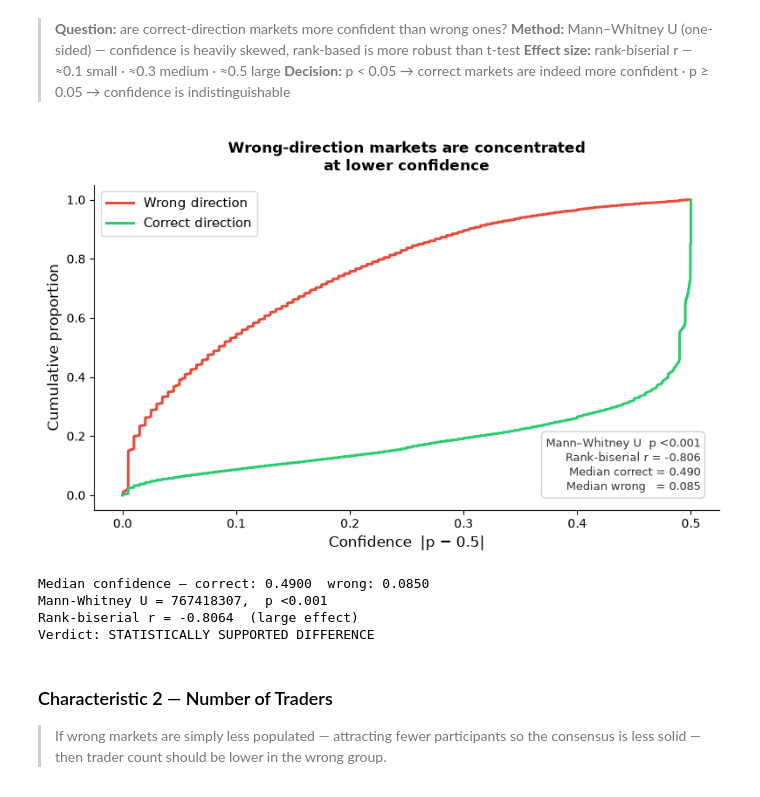
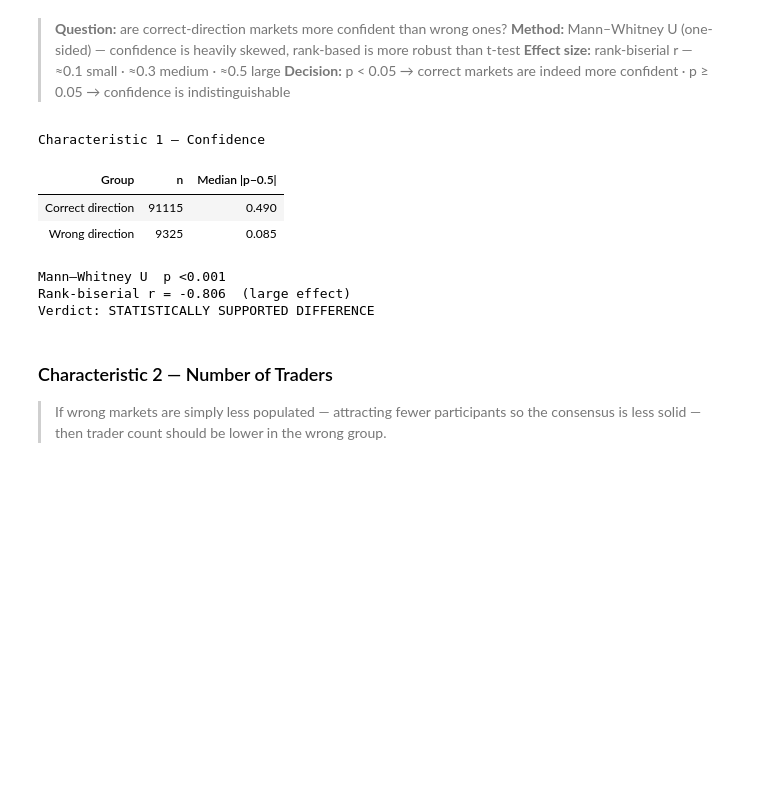
Before and after one commit to draxmit/prediction-market-accuracy-study, a Jupyter notebook: notebooks/directional_reliability_en.ipynb, the cells around one changed output. Cells and saved outputs as stored; diff of their text form; code cells hidden in the pictures; blank space fills up the shorter version.

Commit message:
Remove Core question line; replace ECDF plots with stat test tables

```diff
--- a/notebooks/directional_reliability_en.ipynb
+++ b/notebooks/directional_reliability_en.ipynb
@@ -363,59 +363,28 @@ Study Groups (Case-Control Design)
 > **Effect size:** rank-biserial r — ≈0.1 small · ≈0.3 medium · ≈0.5 large
 > **Decision:** p < 0.05 → correct markets are indeed more confident · p ≥ 0.05 → confidence is indistinguishable
 # %%
-from scipy.stats import mannwhitneyu
+_r = grp_benar['conf'].dropna().values
+_w = grp_salah['conf'].dropna().values
 
-_conf_right = grp_benar['conf'].dropna().values
-_conf_wrong = grp_salah['conf'].dropna().values
+stat, p = mannwhitneyu(_r, _w, alternative='greater')
+r_rb = 1 - (2 * stat) / (len(_r) * len(_w))
 
-stat, p_mwu = mannwhitneyu(_conf_right, _conf_wrong, alternative='greater')
-# rank-biserial r as effect size
-n1, n2 = len(_conf_right), len(_conf_wrong)
-r_rb = 1 - (2 * stat) / (n1 * n2)
+display(pd.DataFrame([
+    {'Group': 'Correct direction', 'n': len(_r), 'Median |p−0.5|': f'{np.median(_r):.3f}'},
+    {'Group': 'Wrong direction',   'n': len(_w), 'Median |p−0.5|': f'{np.median(_w):.3f}'},
+]).style.hide(axis='index').set_caption('Characteristic 1 — Confidence'))
 
-fig, ax = plt.subplots(figsize=(8, 5))
-
-for arr, label, color in [
-    (_conf_wrong, 'Wrong direction', '#e74c3c'),
-    (_conf_right, 'Correct direction', '#2ecc71'),
-]:
-    _sorted = np.sort(arr)
-    _ecdf   = np.arange(1, len(_sorted)+1) / len(_sorted)
-    ax.plot(_sorted, _ecdf, linewidth=2.2, color=color, label=label)
-
-ax.set_xlabel('Confidence  |p − 0.5|', fontsize=12)
-ax.set_ylabel('Cumulative proportion', fontsize=12)
-ax.set_title('Wrong-direction markets are concentrated\nat lower confidence',
-             fontsize=12, fontweight='bold', pad=12)
-ax.legend(fontsize=11)
-for spine in ['top', 'right']:
-    ax.spines[spine].set_visible(False)
-
-_txt = (f"Mann–Whitney U  p {'<0.001' if p_mwu < 0.001 else f'={p_mwu:.3f}'}\n"
-        f"Rank-biserial r = {r_rb:.3f}\n"
-        f"Median correct = {np.median(_conf_right):.3f}\n"
-        f"Median wrong   = {np.median(_conf_wrong):.3f}")
-ax.text(0.97, 0.05, _txt, transform=ax.transAxes, fontsize=9,
-        va='bottom', ha='right', color='#333',
-        bbox=dict(boxstyle='round,pad=0.4', fc='white', ec='#ccc', alpha=0.9))
-
-plt.tight_layout()
-plt.savefig(FIGS / 'plot07_confidence_ecdf.png', dpi=150, bbox_inches='tight')
-plt.show()
-
-print(f"Median confidence — correct: {np.median(_conf_right):.4f}  "
-      f"wrong: {np.median(_conf_wrong):.4f}")
-print(f"Mann-Whitney U = {stat:.0f},  p {'<0.001' if p_mwu < 0.001 else f'={p_mwu:.4f}'}")
-print(f"Rank-biserial r = {r_rb:.4f}  "
-      f"({'large' if abs(r_rb)>=0.5 else 'medium' if abs(r_rb)>=0.3 else 'small'} effect)")
-_verdict = "STATISTICALLY SUPPORTED DIFFERENCE" if p_mwu < 0.05 else "NO STATISTICALLY SIGNIFICANT EVIDENCE OF DIFFERENCE"
-print(f"Verdict: {_verdict}")
+print(f"Mann–Whitney U  p {'<0.001' if p < 0.001 else f'={p:.4f}'}")
+print(f"Rank-biserial r = {r_rb:.3f}  ({'large' if abs(r_rb)>=0.5 else 'medium' if abs(r_rb)>=0.3 else 'small'} effect)")
+print(f"Verdict: {'STATISTICALLY SUPPORTED DIFFERENCE' if p < 0.05 else 'NO EVIDENCE OF DIFFERENCE'}")
 # %% [output]
-[figure, removed]
-Median confidence — correct: 0.4900  wrong: 0.0850
-Mann-Whitney U = 767418307,  p <0.001
-Rank-biserial r = -0.8064  (large effect)
-Verdict: STATISTICALLY SUPPORTED DIFFERENCE
+Characteristic 1 — Confidence
+| Group | n | Median |p−0.5| |
+| Correct direction | 91115 | 0.490 |
+| Wrong direction | 9325 | 0.085 |
+Mann–Whitney U  p <0.001
+Rank-biserial r = -0.806  (large effect)
+Verdict: STATISTICALLY SUPPORTED DIFFERENCE
 # %% [markdown]
 ### Characteristic 2 — Number of Traders
 
```
Also changed, not shown: parts of 5 cells of this notebook, 1 other file.
